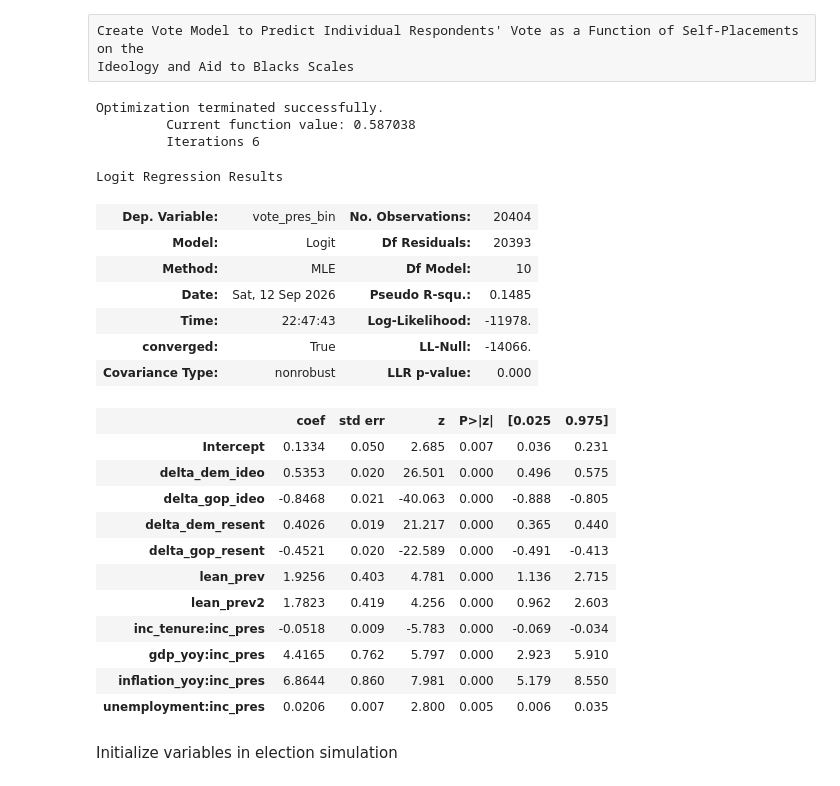
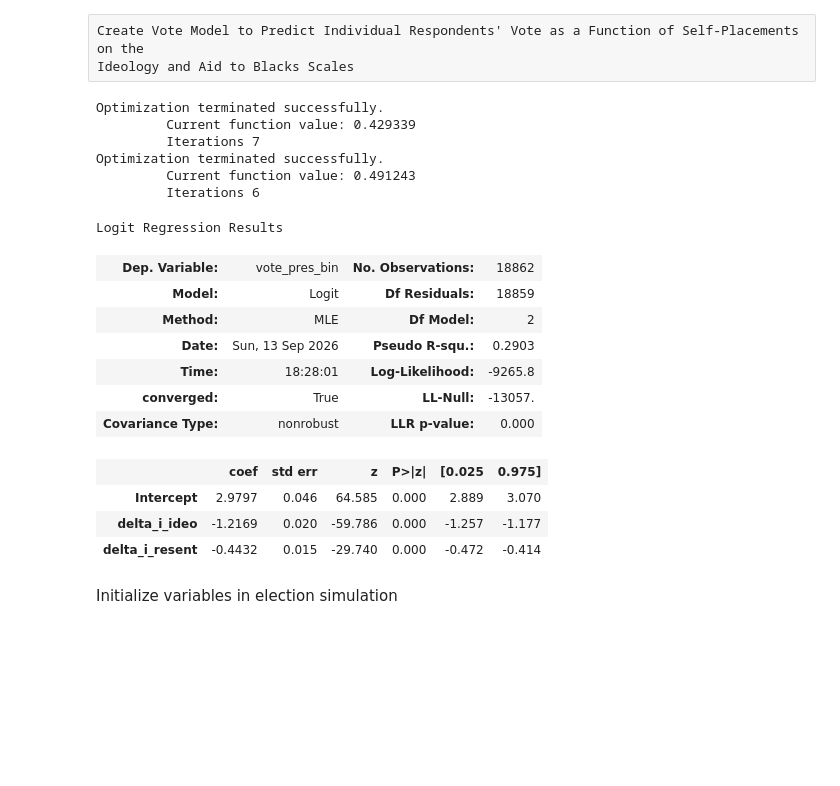
Before and after one commit to MarcEtter/anes_simulation, a Jupyter notebook: preprocess.ipynb, the cells around one changed output. Saved outputs shown, nothing was run; the diff lists cells and outputs as text; code cells hidden in the pictures; blank space fills up the shorter version.

```diff
--- a/preprocess.ipynb
+++ b/preprocess.ipynb
@@ -7,7 +7,7 @@ from statsmodels.miscmodels.ordinal_model import OrderedModel
 import statsmodels.formula.api as smf
 import re
 import seaborn as sns
-from statsmodels.iolib.smpickle import load_pickle
+import pickle
 
 ANES_YEAR_MIN = 1972 # Lower limit of years to consider for ANES-based model
 
@@ -121,29 +121,41 @@ anes_full['delta_dem_resent_indiv'] = abs(anes_full['voter_resent'] - anes_full[
 anes_full['delta_gop_resent_indiv'] = abs(anes_full['voter_resent'] - anes_full['dem_resent'])
 #Compute voter utility w.r.t. average rating of candidate ideology
 anes_full['delta_dem_ideo'] = abs(anes_full.groupby('state')['dem_ideo'].transform('mean')
-                           - anes_full['dem_ideo'])
+                           - anes_full['voter_ideo'])
 anes_full['delta_gop_ideo'] = abs(anes_full.groupby('state')['gop_ideo'].transform('mean')
-                           - anes_full['gop_ideo'])
+                           - anes_full['voter_ideo'])
 anes_full['delta_dem_resent'] = abs(anes_full.groupby('state')['dem_resent'].transform('mean')
-                              - anes_full['dem_resent'])
+                              - anes_full['voter_resent'])
 anes_full['delta_gop_resent'] = abs(anes_full.groupby('state')['gop_resent'].transform('mean')
-                              - anes_full['gop_resent'])
+                              - anes_full['voter_resent'])
 
 #Add national economic indicators to individual-level ANES
-state_time_series_data = pd.read_csv('raw_data/regression_data_altered.csv')
+state_time_series_data = pd.read_csv('raw_data/regression_data.csv')
 state_cols = ['inc_pres','inc_tenure','gdp_yoy','inflation_yoy','unemployment',
-              'lean_current','lean_prev','lean_prev2','lean_prev3','lean_prev4', #state partisan lean relative to nation over the previous four presidential election (4yr inteval)
+              'lean_current','partisan_lean','lean_prev','lean_prev2','lean_prev3','lean_prev4', #state partisan lean relative to nation over the previous four presidential election (4yr inteval)
               'hlean_prev','hlean_prev2','hlean_prev3','hlean_prev4'] #state partisan lean in House of Rep. elections over previous four congressional elections (NOTE: 2yr interval; not comparable to lean_prev)
 anes_full = pd.merge(anes_full, state_time_series_data[['year','state'] + state_cols], on = ['year','state'])
+anes_full['partisan_lean'] = (anes_full['lean_prev'] + anes_full['lean_prev2']) / 2
+
+
+anes_full['vote_pres_bin'] = anes_full['vote_pres'].map({'Democrat': 1, 'Republican': 0})
+#In the single party case, we may only model vote probability as a function of opinion distance of the voter from the candidate i
+#Multiparty regression models use the distance from the democratic candidate and the reference party (Democrats are chosen because the R^2 is higher)
+anes_full['i_ideo'] = anes_full.groupby('state')['dem_ideo'].transform('mean')
+anes_full['i_resent'] = anes_full.groupby('state')['dem_resent'].transform('mean')
+anes_full['delta_i_ideo'] = anes_full['delta_dem_ideo']
+anes_full['delta_i_resent'] = anes_full['delta_dem_resent']
 
 anes = anes_full[[
     'state','state_fips', 'weightz',
     'voter_ideo','voter_resent',
+    'i_ideo','i_resent',#In two-party case P(vote for dem) = Distance(voter, gop) - Distance(voter, dem); In multi-party case, P(vote for cand. i) = Distance(voter, cand. i)
+    'delta_i_ideo', 'delta_i_resent',
     'year', 'year_center', 'year_center_sq', 'decade',
     'census_region','division','bea_region',
     'masseconlib_est', 'masssociallib_est',
     'rlean','rlean_rolling2',
-    'vote_pres',
+    'vote_pres_bin',
     'dem_ideo', 'gop_ideo', 'dem_resent', 'gop_resent',
     'delta_dem_ideo','delta_gop_ideo','delta_dem_resent','delta_gop_resent',
     'delta_dem_ideo_indiv','delta_gop_ideo_indiv','delta_dem_resent_indiv','delta_gop_resent_indiv'] +
@@ -438,42 +456,49 @@ Ideology and Aid to Blacks Scales
 # %%
 
 #Use mean placements of all respondents of candidates so that we may represent candidate ideology as a single point
-anes['vote_pres_bin'] = anes['vote_pres'].map({'Democrat': 0, 'Republican': 1})
 #vote_model = smf.logit(formula = 'vote_pres_bin ~ state + delta_dem_ideo + delta_gop_ideo + delta_dem_resent + delta_gop_resent', data=anes).fit()
 #vote_model = smf.logit(formula = 'vote_pres_bin ~ delta_dem_ideo_indiv + delta_gop_ideo_indiv + delta_dem_resent_indiv + delta_gop_resent_indiv', data=anes).fit()
 
+
+##Vote model for two-party case where we compare ideological distances between two candidates
 vote_model = smf.logit(
     formula = 'vote_pres_bin ~ delta_dem_ideo + delta_gop_ideo + delta_dem_resent + delta_gop_resent + ' \
 'lean_prev + lean_prev2 + ' \
 'inc_tenure:inc_pres + gdp_yoy:inc_pres + inflation_yoy:inc_pres + unemployment:inc_pres',
                        data=anes).fit()
-
 vote_model.save('models/vote_model.pickle')
 
 vote_model.summary()
 
+##Vote model in multi-party case where we estimate vote probability for candidate i as a function of the voter's ideological distance from candidate i
+##See more details in code chunk 1, where delta_i_ideo is initialized
+##Note: when I used a colon for the interactions instead of an asterisk, the predict function threw an error
+vote_model_i = smf.logit(
+    formula = 'vote_pres_bin ~ delta_i_ideo + delta_i_resent', # \
+#'partisan_lean', #'lean_prev + lean_prev2',
+ # 'inc_tenure:inc_pres + gdp_yoy:inc_pres + inflation_yoy:inc_pres + unemployment:inc_pres',
+            data = anes).fit()
+vote_model_i.save('models/vote_model_i.pickle')
+
+vote_model_i.summary()
+
 #anes['predicted'] = vote_model.fittedvalues
 # %% [output]
 Optimization terminated successfully.
-         Current function value: 0.587038
+         Current function value: 0.429339
+         Iterations 7
+Optimization terminated successfully.
+         Current function value: 0.491243
          Iterations 6
 Logit Regression Results
-| Dep. Variable: | vote_pres_bin | No. Observations: | 20404 |
-| Model: | Logit | Df Residuals: | 20393 |
-| Method: | MLE | Df Model: | 10 |
-| Date: | Sat, 12 Sep 2026 | Pseudo R-squ.: | 0.1485 |
-| Time: | 22:47:43 | Log-Likelihood: | -11978. |
-| converged: | True | LL-Null: | -14066. |
+| Dep. Variable: | vote_pres_bin | No. Observations: | 18862 |
+| Model: | Logit | Df Residuals: | 18859 |
+| Method: | MLE | Df Model: | 2 |
+| Date: | Sun, 13 Sep 2026 | Pseudo R-squ.: | 0.2903 |
+| Time: | 18:28:01 | Log-Likelihood: | -9265.8 |
+| converged: | True | LL-Null: | -13057. |
 | Covariance Type: | nonrobust | LLR p-value: | 0.000 |
 |  | coef | std err | z | P>|z| | [0.025 | 0.975] |
-| Intercept | 0.1334 | 0.050 | 2.685 | 0.007 | 0.036 | 0.231 |
-| delta_dem_ideo | 0.5353 | 0.020 | 26.501 | 0.000 | 0.496 | 0.575 |
-| delta_gop_ideo | -0.8468 | 0.021 | -40.063 | 0.000 | -0.888 | -0.805 |
-| delta_dem_resent | 0.4026 | 0.019 | 21.217 | 0.000 | 0.365 | 0.440 |
-| delta_gop_resent | -0.4521 | 0.020 | -22.589 | 0.000 | -0.491 | -0.413 |
-| lean_prev | 1.9256 | 0.403 | 4.781 | 0.000 | 1.136 | 2.715 |
-| lean_prev2 | 1.7823 | 0.419 | 4.256 | 0.000 | 0.962 | 2.603 |
-| inc_tenure:inc_pres | -0.0518 | 0.009 | -5.783 | 0.000 | -0.069 | -0.034 |
-| gdp_yoy:inc_pres | 4.4165 | 0.762 | 5.797 | 0.000 | 2.923 | 5.910 |
-| inflation_yoy:inc_pres | 6.8644 | 0.860 | 7.981 | 0.000 | 5.179 | 8.550 |
-| unemployment:inc_pres | 0.0206 | 0.007 | 2.800 | 0.005 | 0.006 | 0.035 |
+| Intercept | 2.9797 | 0.046 | 64.585 | 0.000 | 2.889 | 3.070 |
+| delta_i_ideo | -1.2169 | 0.020 | -59.786 | 0.000 | -1.257 | -1.177 |
+| delta_i_resent | -0.4432 | 0.015 | -29.740 | 0.000 | -0.472 | -0.414 |
```
Also changed, not shown: parts of 9 cells of this notebook, 5 other files.
